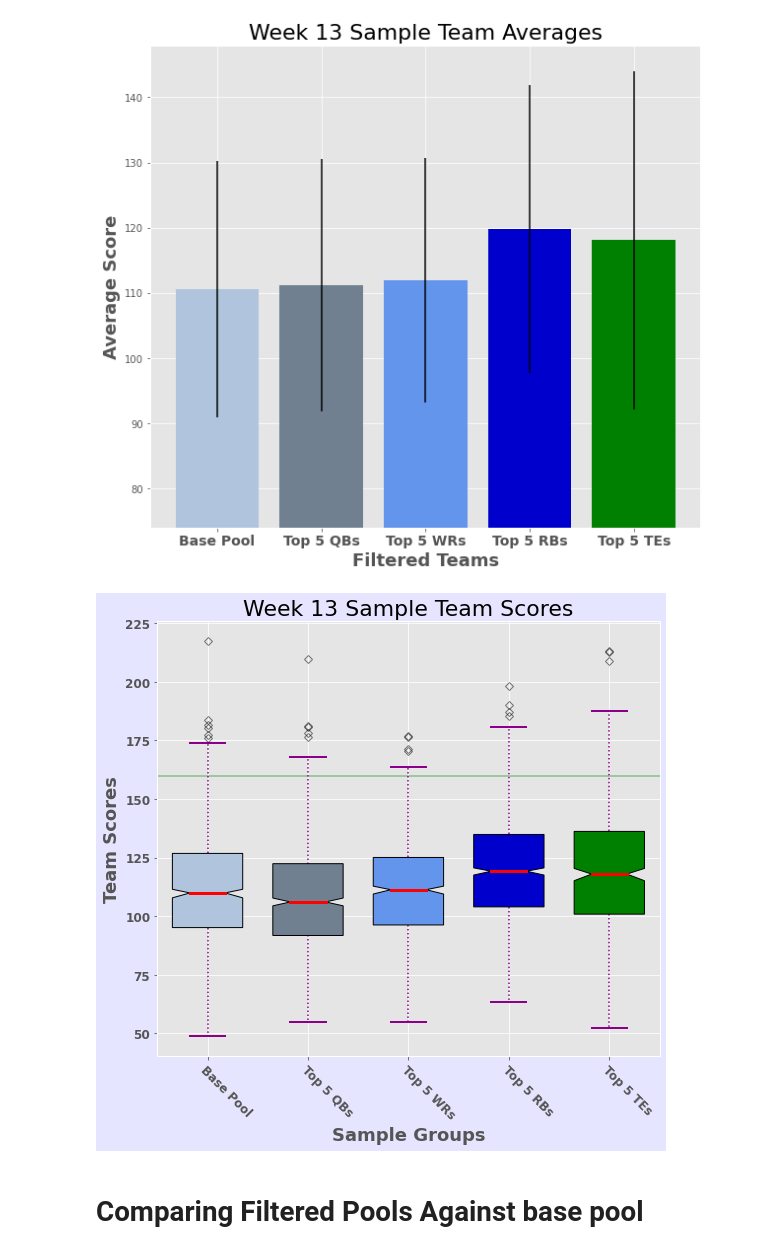
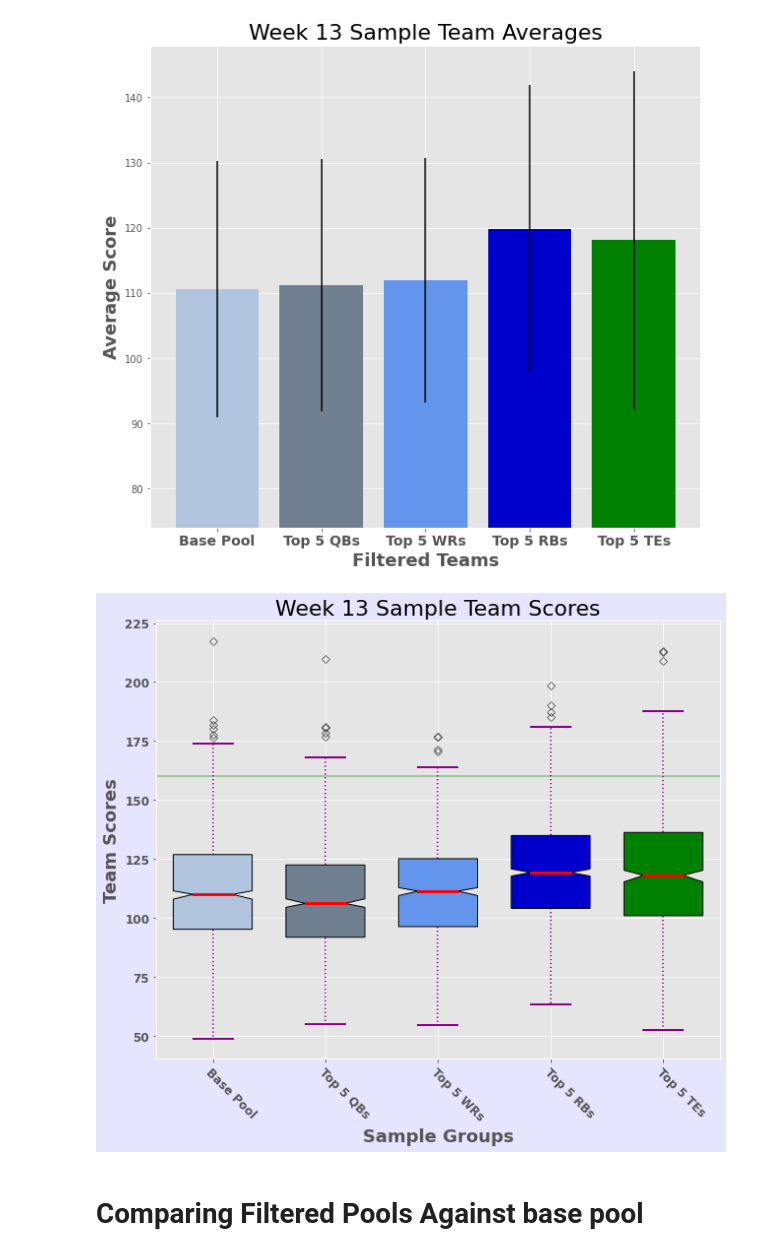
Before and after one commit to amoss038/DFS_Comparison-, a Jupyter notebook: team_generator.ipynb, the cells around one changed output. Cells and saved outputs as stored; diff of their text form; code cells hidden in the pictures.

```diff
--- a/team_generator.ipynb
+++ b/team_generator.ipynb
@@ -445,35 +445,36 @@ for flier in bp['fliers']:
 
 plt.xlabel("Sample Groups", fontsize=18, weight = 'bold')
 plt.ylabel("Team Scores", fontsize=18, weight = 'bold')
 
 
 
 
 y=160
 h=210
 # Adding title
 plt.title("Week 13 Sample Team Scores", fontsize=22)
 plt.xticks(x_pos, x, fontsize = 12, weight = 'bold')
 plt.axhline(y=y, color='g', linestyle='-', alpha = .4, label = '$$')
 #plt.text(4, 1, ' somelabel1', ha='left', va='center')
 fig.patch.set_alpha(0.1)
 fig.set_facecolor('b')
 
 
 plt.yticks(fontsize =12 , weight = 'bold')
 
 #plt.text('$$', ha='left', va='center')
 
 plt.setp( ax.xaxis.get_majorticklabels(), rotation=-45, ha="left", rotation_mode="anchor")
+plt.tight_layout()
 
 
 
 # show plot
 
-plt.savefig('Boxplt.jpg', dpi=75, format='jpg', bbox_inches="tight")
+plt.savefig('boxplt.jpg', dpi=50, format='jpg', bbox_inches="tight")
 plt.show(bp)
 # %% [output]
-[figure, old version]
+[figure, new version]
 # %% [markdown]
 # Comparing Filtered Pools Against base pool
 # %%
```
Also changed, not shown: 1 other file.
